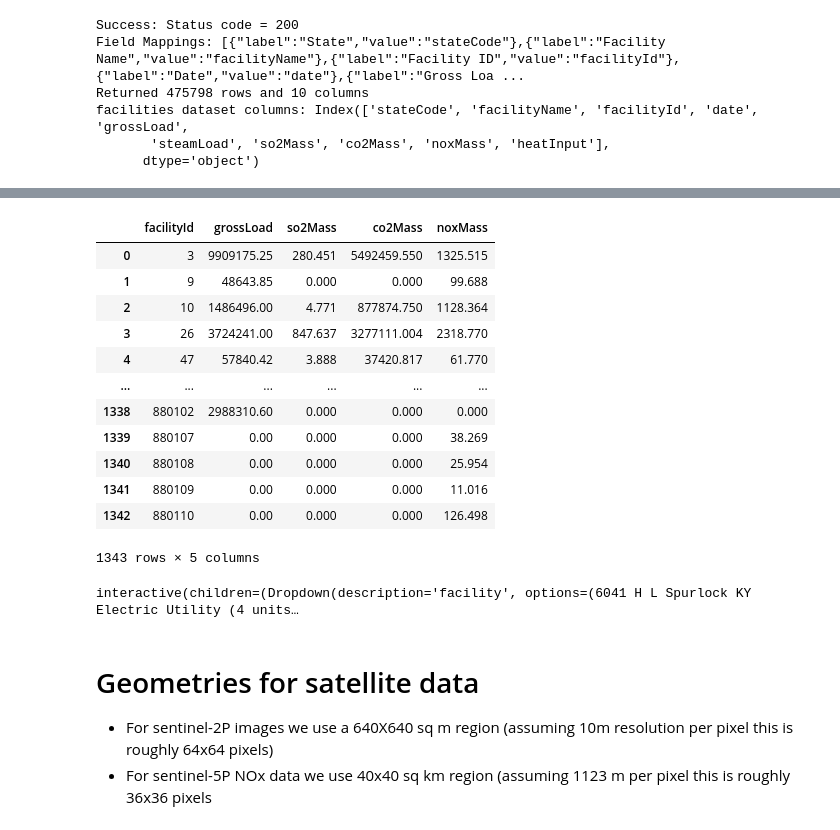
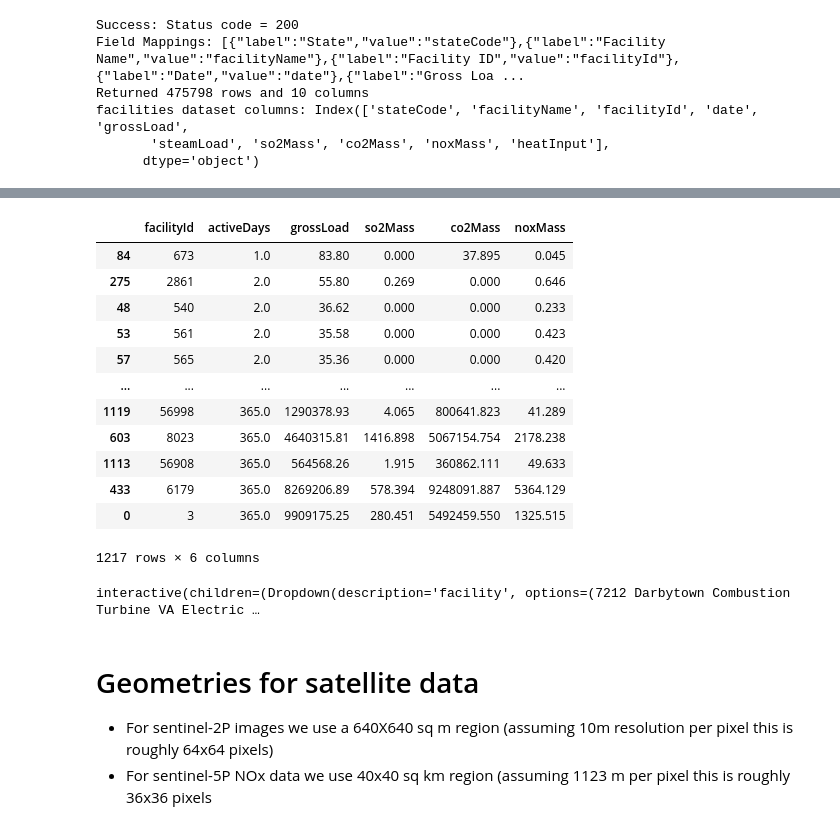
Before and after one commit to rameshnatarajanus/Sentinel-5p-NO2-data-analysis, a Jupyter notebook: Notebooks/Campd_EmissionsData.ipynb, the cells around one changed output, grey strips where cells are left out. Saved outputs shown, nothing was run; the diff lists cells and outputs as text; code cells hidden in the pictures.

```diff
--- a/Notebooks/Campd_EmissionsData.ipynb
+++ b/Notebooks/Campd_EmissionsData.ipynb
@@ -357,8 +357,9 @@ dailyEmissionsByFacility_params = {
     'api_key': API_KEY,
     'beginDate': '2023-01-01',
     'endDate': '2023-12-31',
-}
+}  # note that endDate is inclusive
 
+# skip for now
 optional_params = {
     # 'stateCode': 'NY',
     # 'facilityId': '3',
@@ -388,14 +389,17 @@ facilities dataset columns: Index(['stateCode', 'facilityName', 'facilityId', 'd
 #@title Facility emissions statistics
 print(f"No. of unique facilities in dataset: {dailyEmissionsByFacility_df['facilityId'].nunique()}")
 print(f"No. of unique dates: {dailyEmissionsByFacility_df['date'].nunique()}")
-print(f"Start Date: {dailyEmissionsByFacility_df['date'].min()}")
-print(f"End Date: {dailyEmissionsByFacility_df['date'].max()}")
+print(f"Start Date: {dailyEmissionsByFacility_df['date'].min():%Y-%m-%d}")
+print(f"End Date: {dailyEmissionsByFacility_df['date'].max():%Y-%m-%d}")
 
-# get aggregate statistics by facility
+# get aggregate statistics by facility (remove dates for which grossLoad is Nan)
+
+dailyEmissionsByFacility_df = dailyEmissionsByFacility_df[dailyEmissionsByFacility_df['grossLoad'].notna()]
 
 totalEmissionsByFacility_df = dailyEmissionsByFacility_df.groupby(
     by=['facilityId',]).apply(
         lambda df: pd.Series({
+          'activeDays':df['date'].nunique(),
           'grossLoad': df["grossLoad"].sum(),
           'so2Mass': df["so2Mass"].sum(),
           'co2Mass': df["co2Mass"].sum(),
@@ -403,7 +407,7 @@ totalEmissionsByFacility_df = dailyEmissionsByFacility_df.groupby(
           })
     ).reset_index()
 
-display(totalEmissionsByFacility_df)
+display(totalEmissionsByFacility_df.sort_values(by='activeDays', ascending=True))
 # %% [output]
 No. of unique facilities in dataset: 1343
 No. of unique dates: 365
@@ -412,16 +416,16 @@ End Date: 2023-12-31 00:00:00
-|  | facilityId | grossLoad | so2Mass | co2Mass | noxMass |
-| 0 | 3 | 9909175.25 | 280.451 | 5492459.550 | 1325.515 |
-| 1 | 9 | 48643.85 | 0.000 | 0.000 | 99.688 |
-| 2 | 10 | 1486496.00 | 4.771 | 877874.750 | 1128.364 |
-| 3 | 26 | 3724241.00 | 847.637 | 3277111.004 | 2318.770 |
-| 4 | 47 | 57840.42 | 3.888 | 37420.817 | 61.770 |
-| ... | ... | ... | ... | ... | ... |
-| 1338 | 880102 | 2988310.60 | 0.000 | 0.000 | 0.000 |
-| 1339 | 880107 | 0.00 | 0.000 | 0.000 | 38.269 |
-| 1340 | 880108 | 0.00 | 0.000 | 0.000 | 25.954 |
-| 1341 | 880109 | 0.00 | 0.000 | 0.000 | 11.016 |
-| 1342 | 880110 | 0.00 | 0.000 | 0.000 | 126.498 |
+|  | facilityId | activeDays | grossLoad | so2Mass | co2Mass | noxMass |
+| 84 | 673 | 1.0 | 83.80 | 0.000 | 37.895 | 0.045 |
+| 275 | 2861 | 2.0 | 55.80 | 0.269 | 0.000 | 0.646 |
+| 48 | 540 | 2.0 | 36.62 | 0.000 | 0.000 | 0.233 |
+| 53 | 561 | 2.0 | 35.58 | 0.000 | 0.000 | 0.423 |
+| 57 | 565 | 2.0 | 35.36 | 0.000 | 0.000 | 0.420 |
+| ... | ... | ... | ... | ... | ... | ... |
+| 1119 | 56998 | 365.0 | 1290378.93 | 4.065 | 800641.823 | 41.289 |
+| 603 | 8023 | 365.0 | 4640315.81 | 1416.898 | 5067154.754 | 2178.238 |
+| 1113 | 56908 | 365.0 | 564568.26 | 1.915 | 360862.111 | 49.633 |
+| 433 | 6179 | 365.0 | 8269206.89 | 578.394 | 9248091.887 | 5364.129 |
+| 0 | 3 | 365.0 | 9909175.25 | 280.451 | 5492459.550 | 1325.515 |
-1343 rows × 5 columns
+1217 rows × 6 columns
 # %%
 #@title plot daily emissions
 
@@ -437,7 +441,11 @@ facilityChoices = random.choices(facilities, k=15)
 def plotTotalEmissions(facility=facilityChoices):
 
   facilityEmissions_df = dailyEmissionsByFacility_df[dailyEmissionsByFacility_df['facilityId'] == facility.facilityId]
+
   print(f"Number of days of data: {facilityEmissions_df[facilityEmissions_df['grossLoad'].notna()].shape[0]}")
+  print(totalEmissionsByFacility_df[totalEmissionsByFacility_df['facilityId'] == facility.facilityId].to_string(index=False))
+
+  # first set of figures (Nox,Sox, CO2 emissions versus gross loads)
   fig, axes = plt.subplots(1, 3, sharex=True, figsize=(12,4))
   axes[0].scatter(facilityEmissions_df['grossLoad'],
                   facilityEmissions_df['co2Mass'])
@@ -458,11 +466,14 @@ def plotTotalEmissions(facility=facilityChoices):
 
   plt.show()
 
+  # time series of Nox,Sox, CO2 emissions and gross loads
+
+  print("Time series of emissions and loads")
   facilityTimeSeries_df = dailyEmissionsByFacility_df[dailyEmissionsByFacility_df['facilityId'] == facility.facilityId]
   facilityTimeSeries_df.sort_values(by='date')
 
-  axes = facilityTimeSeries_df.plot(x='date', y=['noxMass','so2Mass','grossLoad','co2Mass'],
-                            subplots=True, layout=(6,1), figsize=(10,10)).ravel()
+  axes = facilityTimeSeries_df.plot(x='date', y=['noxMass','so2Mass','co2Mass', 'grossLoad'],
+                            subplots=True, marker='.', linestyle='none',layout=(6,1), figsize=(10,10)).ravel()
 
   # flatten the array
   axes = axes.flat  # .ravel() and .flatten() also work
@@ -471,8 +482,28 @@ def plotTotalEmissions(facility=facilityChoices):
   fig = axes[0].get_figure()
 
   plt.show()
+
+  #  Nox/grossload vs. CO2/grossload, Nox/grossload vs. CO2/grossload
+
+  print("nox,so2 emissions to c02 emissions on a unit grossload basis")
+  fig, axes = plt.subplots(1, 2, sharex=True, figsize=(8,4))
+  axes[0].scatter(facilityEmissions_df['co2Mass']/facilityEmissions_df['grossLoad'],
+                  facilityEmissions_df['noxMass']/facilityEmissions_df['grossLoad']
+                  )
+  axes[0].set_xlabel('co2Mass(short tons)/grossLoad(Mw)')
+  axes[0].set_ylabel('noxMass(short tons)/grossLoad(Mw)')
+
+  axes[1].scatter(facilityEmissions_df['co2Mass']/facilityEmissions_df['grossLoad'],
+                  facilityEmissions_df['so2Mass']/facilityEmissions_df['grossLoad']
+                  )
+  axes[1].set_xlabel('co2Mass(short tons)/grossLoad(Mw)')
+  axes[1].set_ylabel('so2Mass(short tons)/grossLoad(Mw)')
+
+  plt.tight_layout()
+
+  plt.show()
 # %% [output]
-interactive(children=(Dropdown(description='facility', options=(6041 H L Spurlock KY Electric Utility (4 units…
+interactive(children=(Dropdown(description='facility', options=(7212 Darbytown Combustion Turbine VA Electric …
 # %% [markdown]
 # Geometries for  satellite data
 
```
Also changed, not shown: parts of 1 cell of this notebook.
